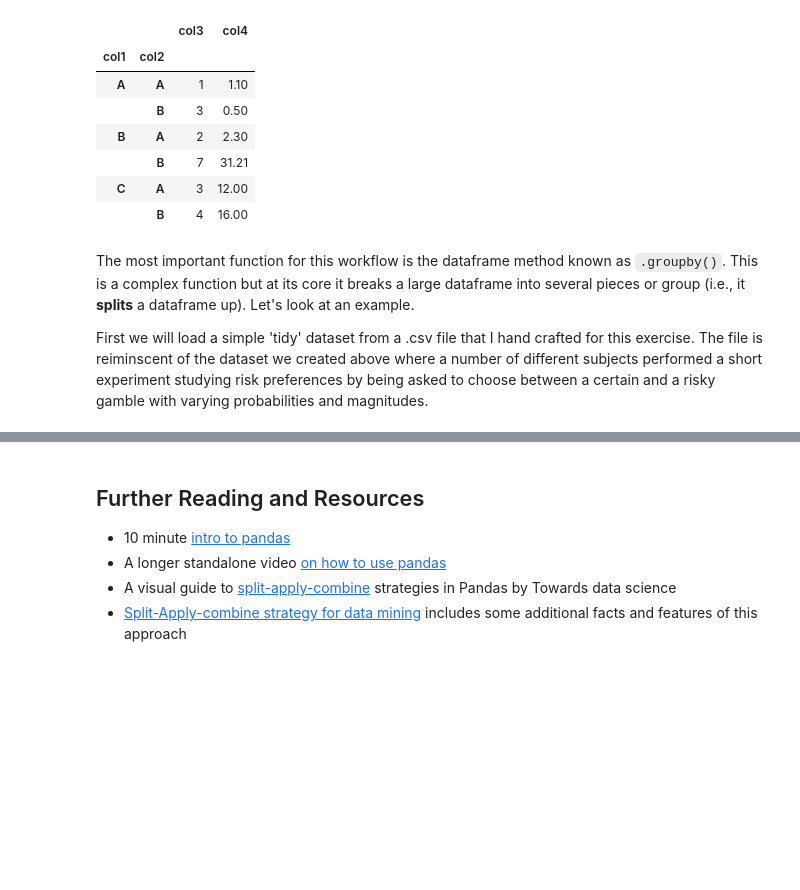
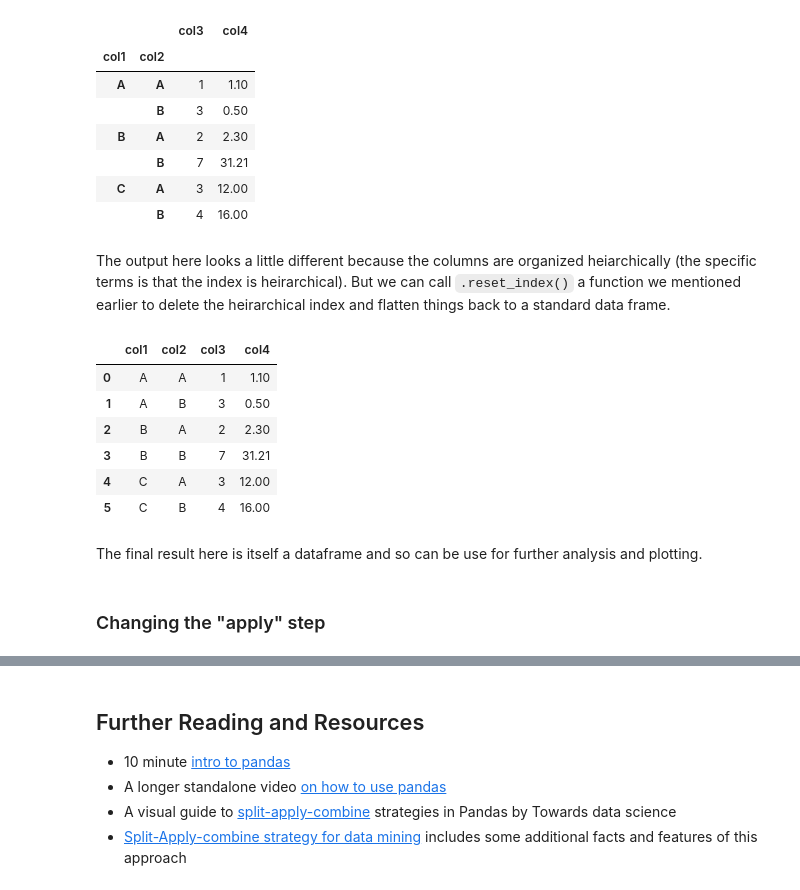
Before and after one commit to gureckis/nyu_lab_in_cognition, a Jupyter notebook: book/chapters/05/00-data.ipynb, the cells around one changed output, grey strips where cells are left out. Drawn from its saved outputs; the diff is of its cells as text; code cells hidden in the pictures; blank space fills up the shorter version.

```diff
--- a/book/chapters/05/00-data.ipynb
+++ b/book/chapters/05/00-data.ipynb
@@ -1495,7 +1524,19 @@ sac_df_2.groupby(['col1','col2']).sum()
 |  | B | 7 | 31.21 |
 | C | A | 3 | 12.00 |
 |  | B | 4 | 16.00 |
-# %% [markdown]
-The most important function for this workflow is the dataframe method known as `.groupby()`.  This is a complex function but at its core it breaks a large dataframe into several pieces or group (i.e., it **splits** a dataframe up).  Let's look at an example.
-
-First we will load a simple 'tidy' dataset from a .csv file that I hand crafted for this exercise.  The file is reiminscent of the dataset we created above where a number of different subjects performed a short experiment studying risk preferences by being asked to choose between a certain and a risky gamble with varying probabilities and magnitudes.
+# %% [markdown]
+The output here looks a little different because the columns are organized heiarchically (the specific terms is that the index is heirarchical).  But we can call `.reset_index()` a function we mentioned earlier to delete the heirarchical index and flatten things back to a standard data frame.
+# %%
+sac_df_2.groupby(['col1','col2']).sum().reset_index()
+# %% [output]
+|  | col1 | col2 | col3 | col4 |
+| 0 | A | A | 1 | 1.10 |
+| 1 | A | B | 3 | 0.50 |
+| 2 | B | A | 2 | 2.30 |
+| 3 | B | B | 7 | 31.21 |
+| 4 | C | A | 3 | 12.00 |
+| 5 | C | B | 4 | 16.00 |
+# %% [markdown]
+The final result here is itself a dataframe and so can be use for further analysis and plotting.
+# %% [markdown]
+### Changing the "apply" step
```
Also changed, not shown: parts of 38 cells of this notebook.
